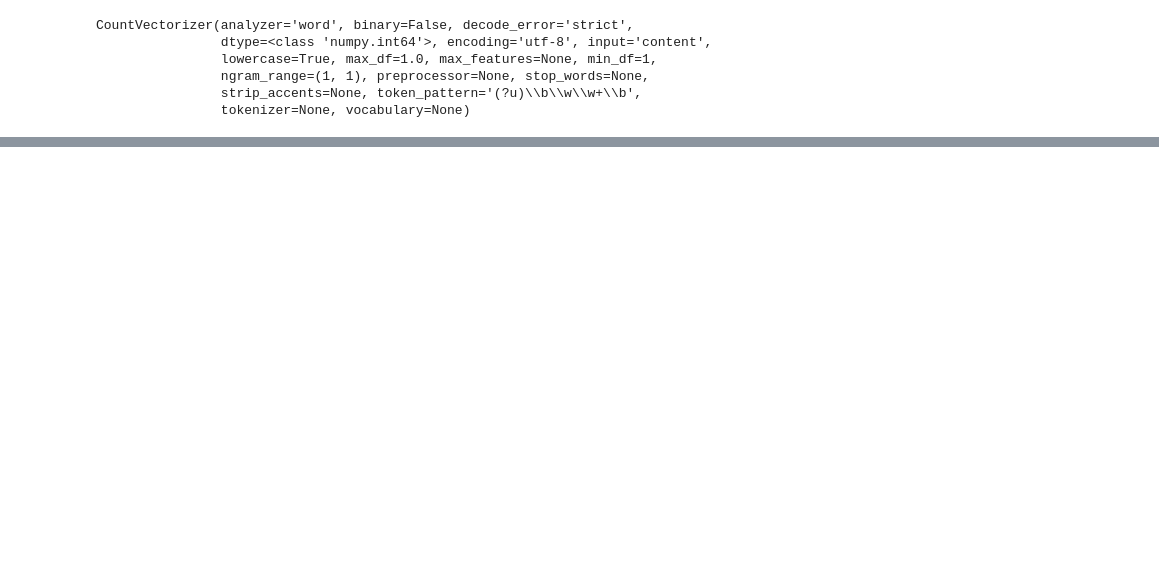
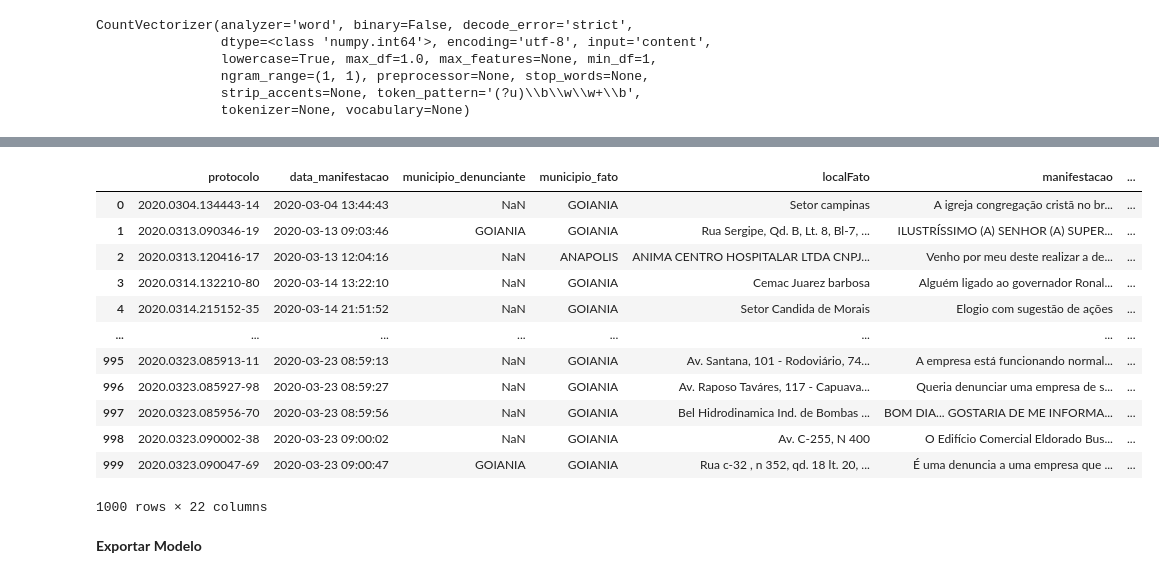
Before and after one commit to ferreirabruno7/Text_analyze, a Jupyter notebook: previsão_cluster_texto_covid_19.ipynb, the cells around one changed output, grey strips where cells are left out. Saved outputs shown, nothing was run; the diff lists cells and outputs as text; code cells hidden in the pictures; blank space fills up the shorter version.

```diff
--- a/previsão_cluster_texto_covid_19.ipynb
+++ b/previsão_cluster_texto_covid_19.ipynb
@@ -540,0 +561,20 @@ previsageral
+# %%
+#tabela de probabilidade por cluster
+previsaofinal = pd.concat([comentarios_teste,previsageral.round(3)], axis=1)
+previsaofinal.head(1000)
+# %% [output]
+|  | protocolo | data_manifestacao | municipio_denunciante | municipio_fato | localFato | manifestacao | ... |
+| 0 | 2020.0304.134443-14 | 2020-03-04 13:44:43 | NaN | GOIANIA | Setor campinas | A igreja congregação cristã no br... | ... |
+| 1 | 2020.0313.090346-19 | 2020-03-13 09:03:46 | GOIANIA | GOIANIA | Rua Sergipe, Qd. B, Lt. 8, Bl-7, ... | ILUSTRÍSSIMO (A) SENHOR (A) SUPER... | ... |
+| 2 | 2020.0313.120416-17 | 2020-03-13 12:04:16 | NaN | ANAPOLIS | ANIMA CENTRO HOSPITALAR LTDA CNPJ... | Venho por meu deste realizar a de... | ... |
+| 3 | 2020.0314.132210-80 | 2020-03-14 13:22:10 | NaN | GOIANIA | Cemac Juarez barbosa | Alguém ligado ao governador Ronal... | ... |
+| 4 | 2020.0314.215152-35 | 2020-03-14 21:51:52 | NaN | GOIANIA | Setor Candida de Morais | Elogio com sugestão de ações | ... |
+| ... | ... | ... | ... | ... | ... | ... | ... |
+| 995 | 2020.0323.085913-11 | 2020-03-23 08:59:13 | NaN | GOIANIA | Av. Santana, 101 - Rodoviário, 74... | A empresa está funcionando normal... | ... |
+| 996 | 2020.0323.085927-98 | 2020-03-23 08:59:27 | NaN | GOIANIA | Av. Raposo Taváres, 117 - Capuava... | Queria denunciar uma empresa de s... | ... |
+| 997 | 2020.0323.085956-70 | 2020-03-23 08:59:56 | NaN | GOIANIA | Bel Hidrodinamica Ind. de Bombas ... | BOM DIA... GOSTARIA DE ME INFORMA... | ... |
+| 998 | 2020.0323.090002-38 | 2020-03-23 09:00:02 | NaN | GOIANIA | Av. C-255, N 400 | O Edifício Comercial Eldorado Bus... | ... |
+| 999 | 2020.0323.090047-69 | 2020-03-23 09:00:47 | GOIANIA | GOIANIA | Rua c-32 , n 352, qd. 18 lt. 20, ... | É uma denuncia a uma empresa que ... | ... |
+1000 rows × 22 columns
+# %% [markdown]
+**Exportar** **Modelo**
```
Also changed, not shown: parts of 36 cells of this notebook.
